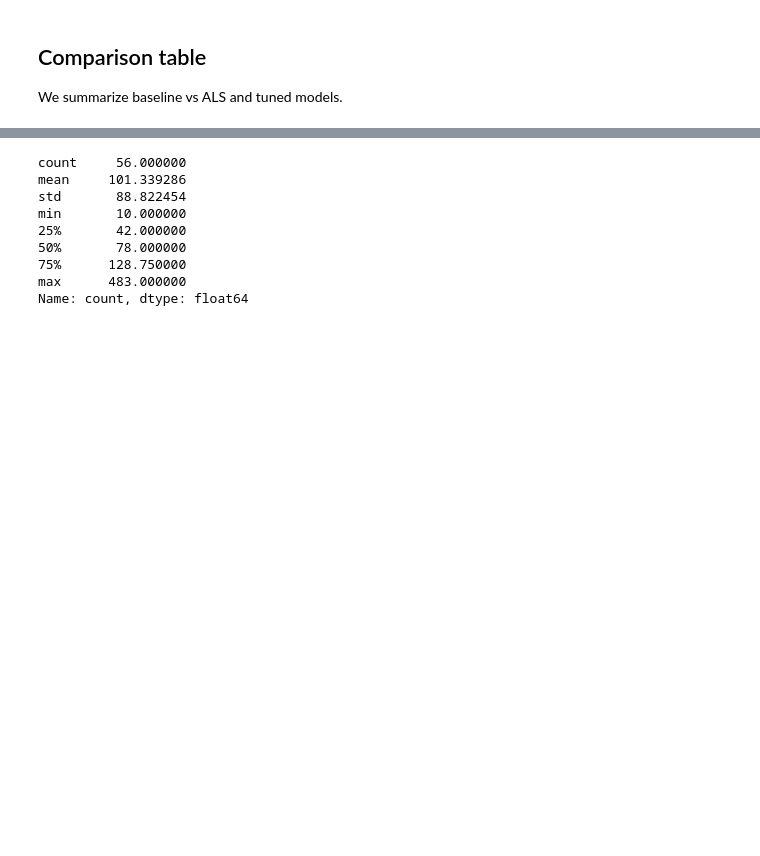
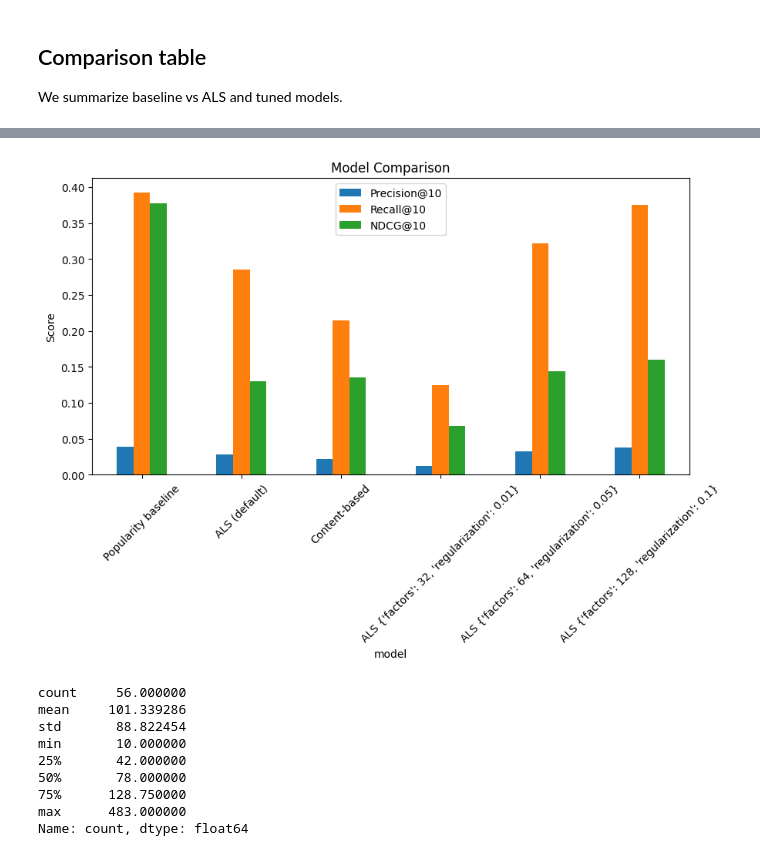
Before and after one commit to Jopsakee/SteamRecProject, a Jupyter notebook: csharp/SteamRec.ML/notebook.ipynb, the cells around one changed output, grey strips where cells are left out. Saved outputs shown, nothing was run; the diff lists cells and outputs as text; code cells hidden in the pictures; blank space fills up the shorter version.

```diff
--- a/csharp/SteamRec.ML/notebook.ipynb
+++ b/csharp/SteamRec.ML/notebook.ipynb
@@ -421,3 +431,12 @@ summary
+# %%
+ax = summary.set_index("model")[["Precision@10","Recall@10","NDCG@10"]].plot(
+    kind="bar", figsize=(10,5), rot=45
+)
+ax.set_title("Model Comparison")
+ax.set_ylabel("Score")
+plt.show()
+# %% [output]
+[figure, added]
 # %%
 interactions["SteamId"].value_counts().describe()
 # %% [output]
```
Also changed, not shown: parts of 10 cells of this notebook, 4 other files.
